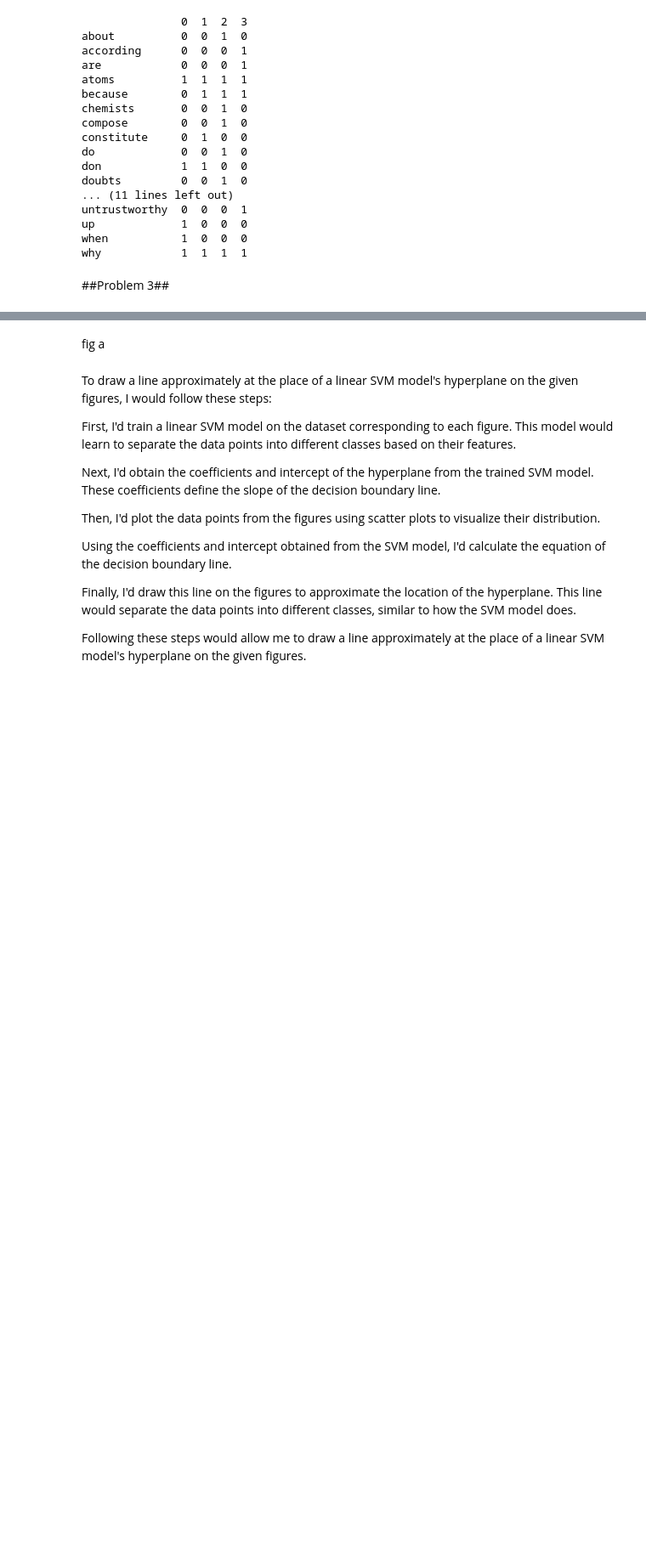
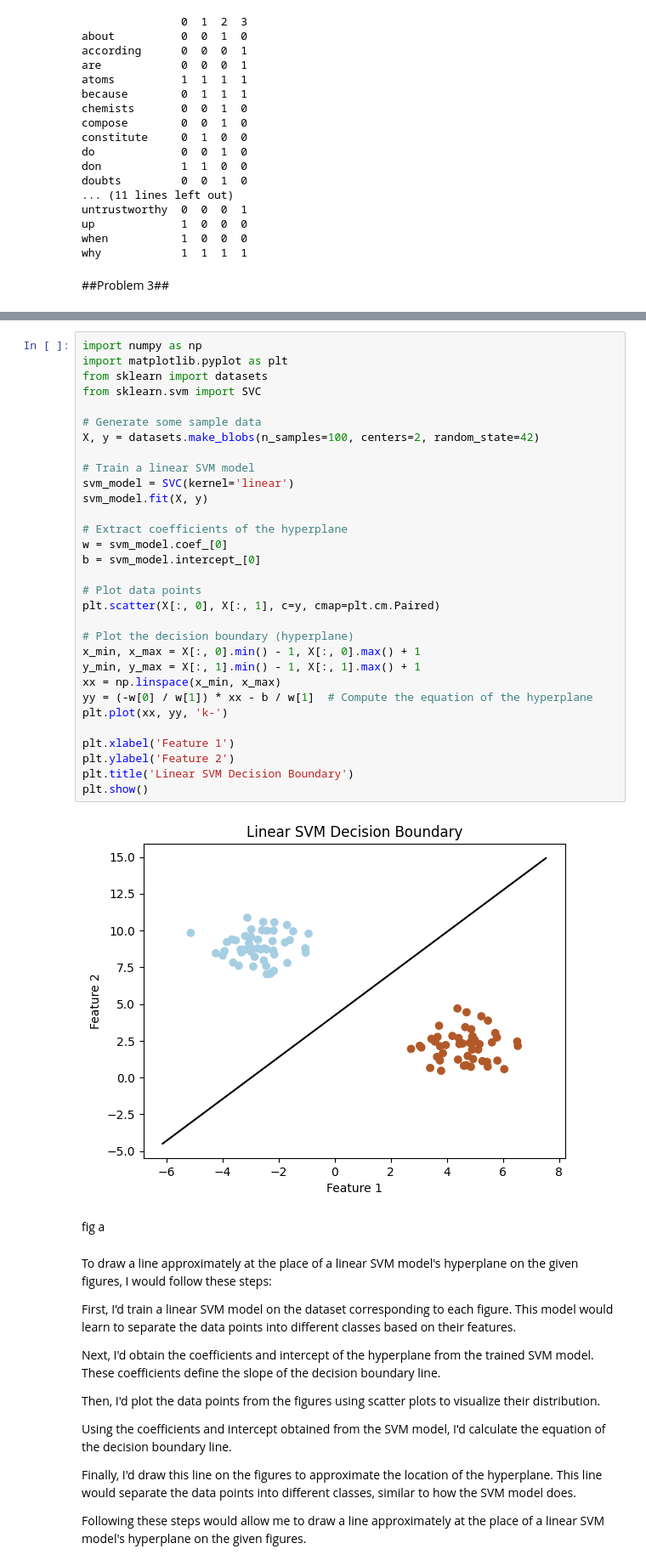
Before and after one commit to sheikh495/MachineLearning, a Jupyter notebook: M7_8_Homework_Converting_Data_Into_A_Vector_Space_Model.ipynb, the cells around one changed output, grey strips where cells are left out. Shown at 85% size. Drawn from its saved outputs; the diff is of its cells as text; blank space fills up the shorter version.

```diff
--- a/M7_8_Homework_Converting_Data_Into_A_Vector_Space_Model.ipynb
+++ b/M7_8_Homework_Converting_Data_Into_A_Vector_Space_Model.ipynb
@@ -2249,3 +2282,36 @@ why            1  1  1  1
+# %%
+import numpy as np
+import matplotlib.pyplot as plt
+from sklearn import datasets
+from sklearn.svm import SVC
+
+# Generate some sample data
+X, y = datasets.make_blobs(n_samples=100, centers=2, random_state=42)
+
+# Train a linear SVM model
+svm_model = SVC(kernel='linear')
+svm_model.fit(X, y)
+
+# Extract coefficients of the hyperplane
+w = svm_model.coef_[0]
+b = svm_model.intercept_[0]
+
+# Plot data points
+plt.scatter(X[:, 0], X[:, 1], c=y, cmap=plt.cm.Paired)
+
+# Plot the decision boundary (hyperplane)
+x_min, x_max = X[:, 0].min() - 1, X[:, 0].max() + 1
+y_min, y_max = X[:, 1].min() - 1, X[:, 1].max() + 1
+xx = np.linspace(x_min, x_max)
+yy = (-w[0] / w[1]) * xx - b / w[1]  # Compute the equation of the hyperplane
+plt.plot(xx, yy, 'k-')
+
+plt.xlabel('Feature 1')
+plt.ylabel('Feature 2')
+plt.title('Linear SVM Decision Boundary')
+plt.show()
+# %% [output]
+[figure, added]
 # %% [markdown]
 fig a
 # %% [markdown]
```
Also changed, not shown: parts of 4 cells of this notebook.
